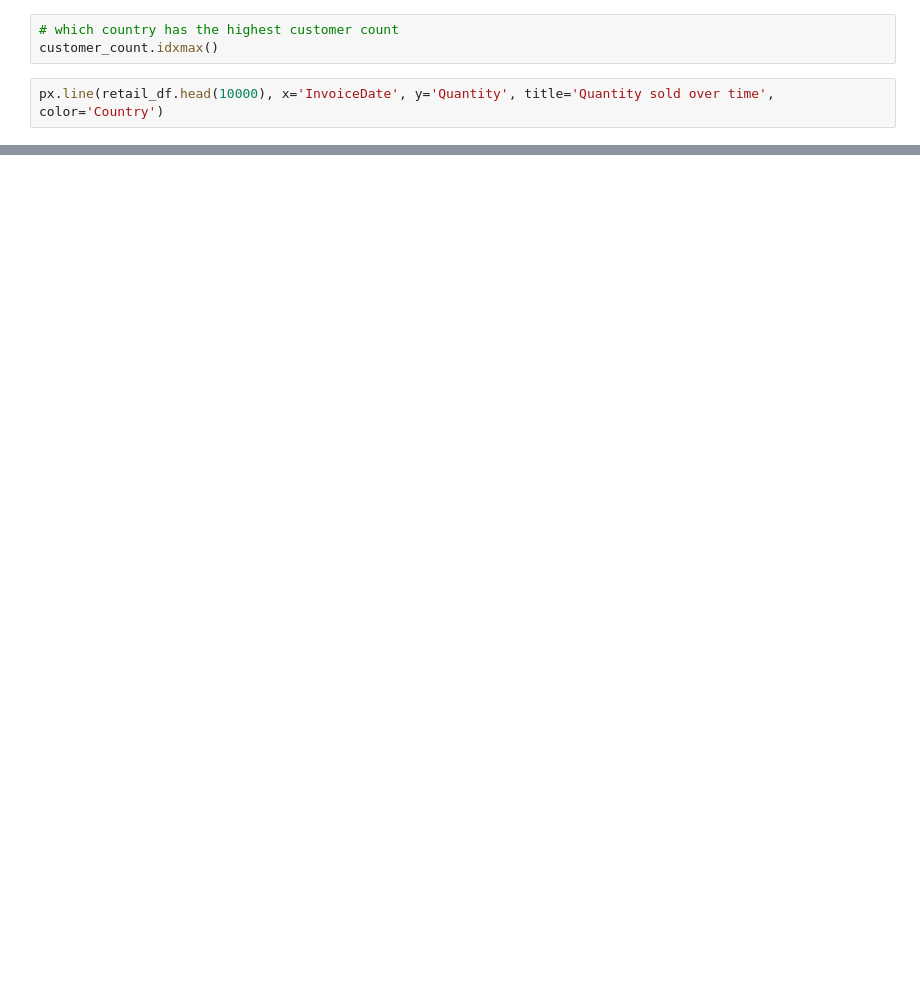
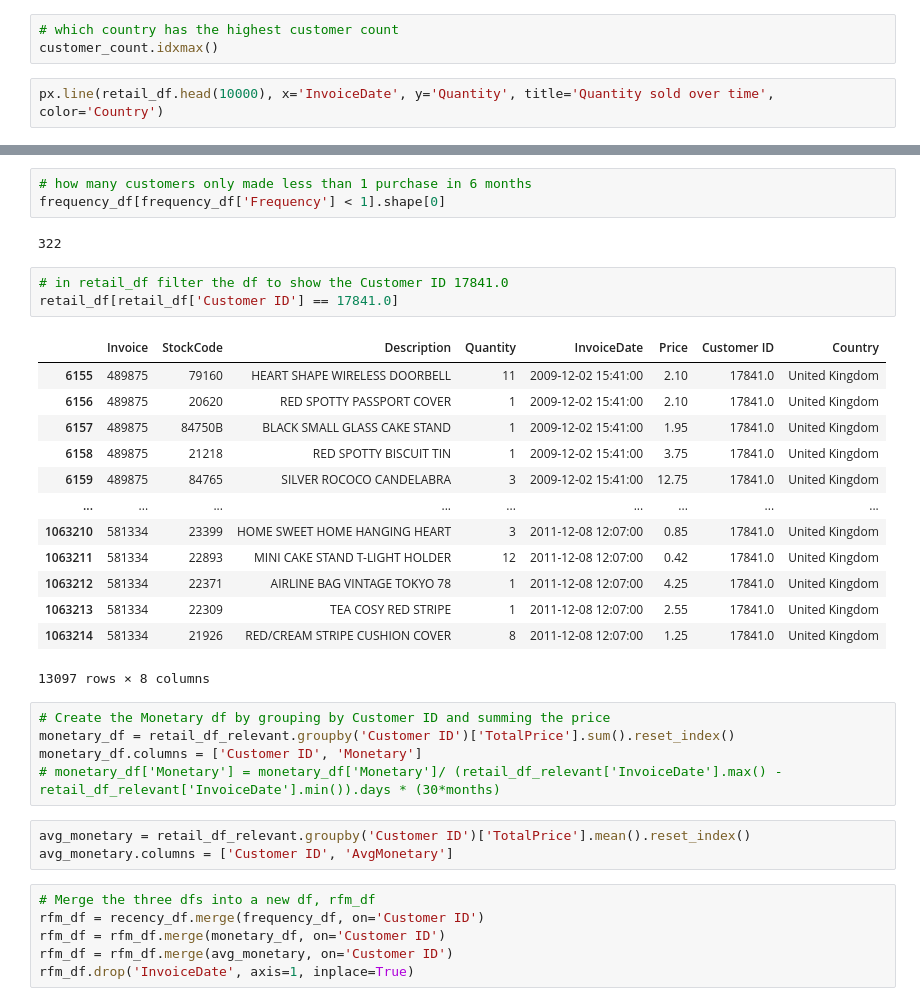
Before and after one commit to Storreslara/DS4A_2023_DataScience_Challenges, a Jupyter notebook: Retail.ipynb, the cells around one changed output, grey strips where cells are left out. Saved outputs shown, nothing was run; the diff lists cells and outputs as text; blank space fills up the shorter version.

```diff
--- a/Retail.ipynb
+++ b/Retail.ipynb
@@ -55,0 +425,36 @@ px.line(retail_df.head(10000), x='InvoiceDate', y='Quantity', title='Quantity so
+# %%
+# how many customers only made less than 1 purchase in 6 months
+frequency_df[frequency_df['Frequency'] < 1].shape[0]
+# %% [output]
+322
+# %%
+# in retail_df filter the df to show the Customer ID 17841.0
+retail_df[retail_df['Customer ID'] == 17841.0]
+# %% [output]
+|  | Invoice | StockCode | Description | Quantity | InvoiceDate | Price | Customer ID | Country |
+| 6155 | 489875 | 79160 | HEART SHAPE WIRELESS DOORBELL | 11 | 2009-12-02 15:41:00 | 2.10 | 17841.0 | United Kingdom |
+| 6156 | 489875 | 20620 | RED SPOTTY PASSPORT COVER | 1 | 2009-12-02 15:41:00 | 2.10 | 17841.0 | United Kingdom |
+| 6157 | 489875 | 84750B | BLACK SMALL GLASS CAKE STAND | 1 | 2009-12-02 15:41:00 | 1.95 | 17841.0 | United Kingdom |
+| 6158 | 489875 | 21218 | RED SPOTTY BISCUIT TIN | 1 | 2009-12-02 15:41:00 | 3.75 | 17841.0 | United Kingdom |
+| 6159 | 489875 | 84765 | SILVER ROCOCO CANDELABRA | 3 | 2009-12-02 15:41:00 | 12.75 | 17841.0 | United Kingdom |
+| ... | ... | ... | ... | ... | ... | ... | ... | ... |
+| 1063210 | 581334 | 23399 | HOME SWEET HOME HANGING HEART | 3 | 2011-12-08 12:07:00 | 0.85 | 17841.0 | United Kingdom |
+| 1063211 | 581334 | 22893 | MINI CAKE STAND T-LIGHT HOLDER | 12 | 2011-12-08 12:07:00 | 0.42 | 17841.0 | United Kingdom |
+| 1063212 | 581334 | 22371 | AIRLINE BAG VINTAGE TOKYO 78 | 1 | 2011-12-08 12:07:00 | 4.25 | 17841.0 | United Kingdom |
+| 1063213 | 581334 | 22309 | TEA COSY RED STRIPE | 1 | 2011-12-08 12:07:00 | 2.55 | 17841.0 | United Kingdom |
+| 1063214 | 581334 | 21926 | RED/CREAM STRIPE CUSHION COVER | 8 | 2011-12-08 12:07:00 | 1.25 | 17841.0 | United Kingdom |
+13097 rows × 8 columns
+# %%
+# Create the Monetary df by grouping by Customer ID and summing the price
+monetary_df = retail_df_relevant.groupby('Customer ID')['TotalPrice'].sum().reset_index()
+monetary_df.columns = ['Customer ID', 'Monetary']
+# monetary_df['Monetary'] = monetary_df['Monetary']/ (retail_df_relevant['InvoiceDate'].max() - retail_df_relevant['InvoiceDate'].min()).days * (30*months)
+# %%
+avg_monetary = retail_df_relevant.groupby('Customer ID')['TotalPrice'].mean().reset_index()
+avg_monetary.columns = ['Customer ID', 'AvgMonetary']
+# %%
+# Merge the three dfs into a new df, rfm_df
+rfm_df = recency_df.merge(frequency_df, on='Customer ID')
+rfm_df = rfm_df.merge(monetary_df, on='Customer ID')
+rfm_df = rfm_df.merge(avg_monetary, on='Customer ID')
+rfm_df.drop('InvoiceDate', axis=1, inplace=True)
```
Also changed, not shown: parts of 77 cells of this notebook.
